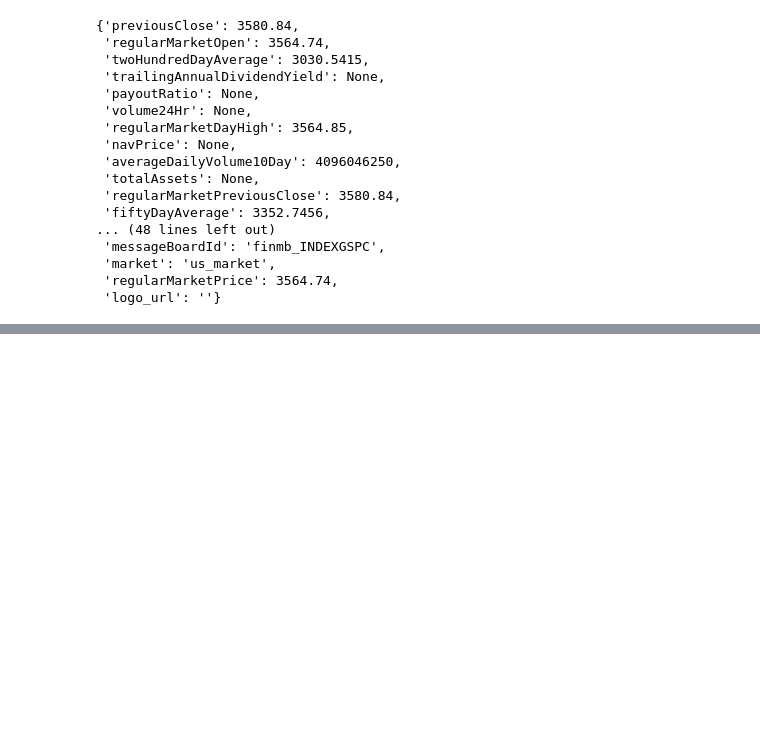
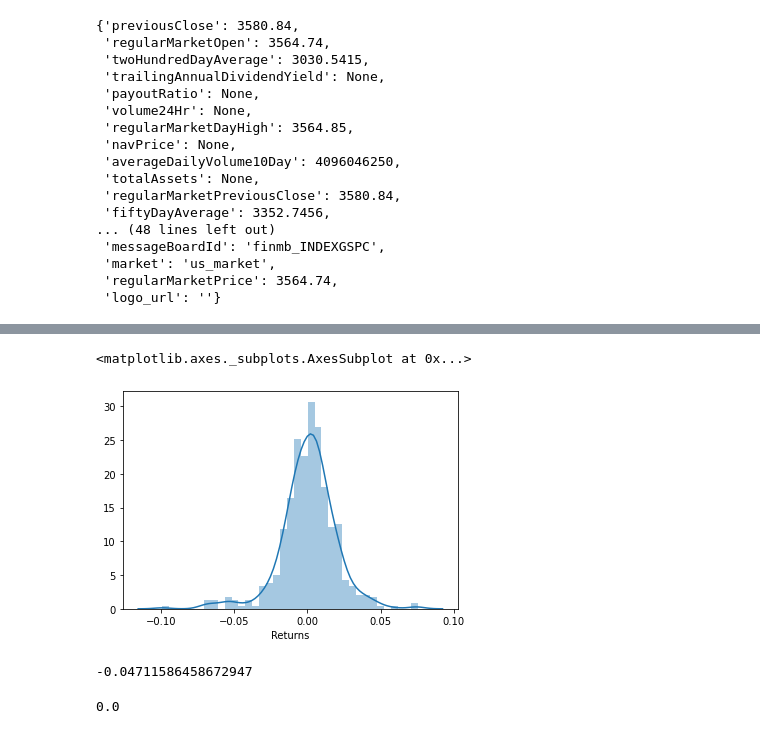
Before and after one commit to ZoziLaMalice/5A, a Jupyter notebook: Quantitative Finance/ESSAY 1/yfinance_notebook.ipynb, the cells around one changed output, grey strips where cells are left out. Saved outputs shown, nothing was run; the diff lists cells and outputs as text; code cells hidden in the pictures; blank space fills up the shorter version.

```diff
--- a/Quantitative Finance/ESSAY 1/yfinance_notebook.ipynb
+++ b/Quantitative Finance/ESSAY 1/yfinance_notebook.ipynb
@@ -288,0 +299,6 @@ clean_sp500
+# %%
+import seaborn as sns
+sns.distplot(df.Returns)
+# %% [output]
+<matplotlib.axes._subplots.AxesSubplot at 0x...>
+[figure, added]
@@ -288,0 +310,8 @@ clean_sp500
+# %%
+df2['Returns'].sort_values(ascending=True).quantile(0.05)
+# %% [output]
+-0.04711586458672947
+# %%
+df2.Returns.mean() - np.mean(df2.Returns)
+# %% [output]
+0.0
```
Also changed, not shown: parts of 23 cells of this notebook, 2 other files.
